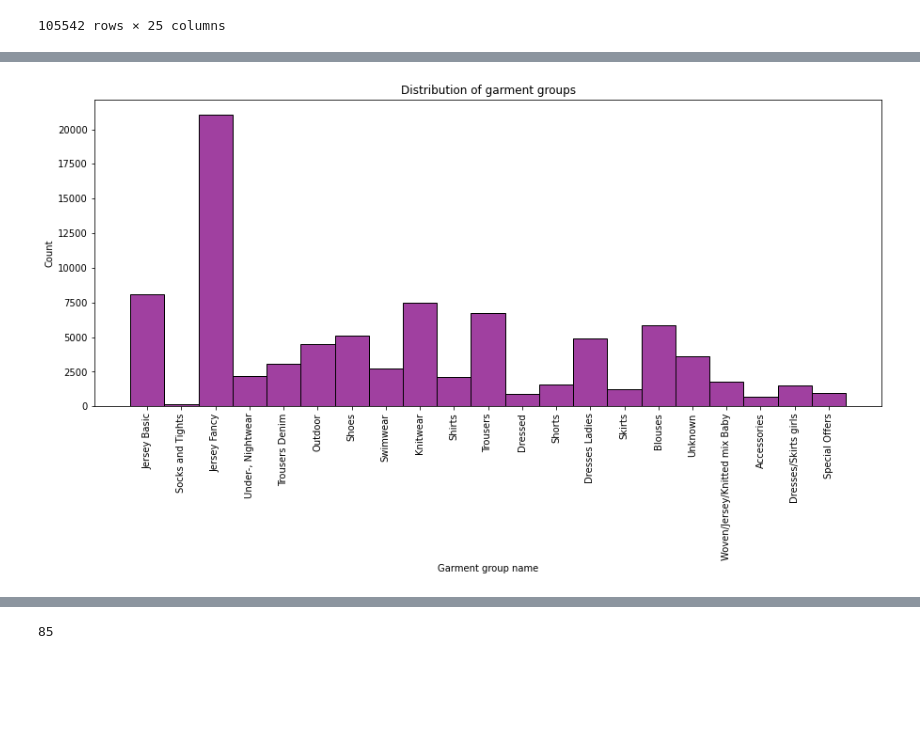
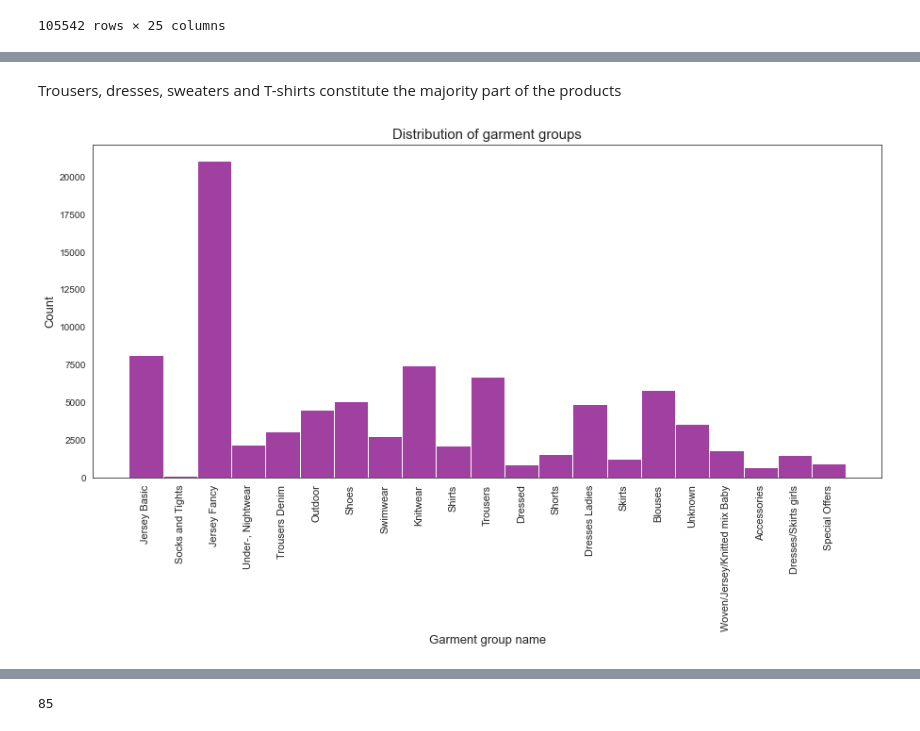
Before and after one commit to NikhilK-crypto/SmartStyleHub, a Jupyter notebook: SmartStyleHub - EDA.ipynb, the cells around one changed output, grey strips where cells are left out. Drawn from its saved outputs; the diff is of its cells as text; code cells hidden in the pictures; blank space fills up the shorter version.

```diff
--- a/SmartStyleHub - EDA.ipynb
+++ b/SmartStyleHub - EDA.ipynb
@@ -65,9 +84,10 @@ dtype: int64
 # %%
-plt.figure(figsize=(15,6))
+plt.figure(figsize=(15,6.5))
+sns.set_style("white")
 sns.histplot(x=articles.loc[articles['product_group_name']=='Unknown']['section_name'],color='darkorange')
-plt.title('Distribution of sections under the Unknown product group and product type')
-plt.xlabel('Section name')
-plt.xticks(rotation=90, fontsize=10)
-#plt.yscale('log')
+plt.title('Distribution of sections under the Unknown product group and product type', fontsize=15)
+plt.xlabel('Section name',fontsize=13)
+plt.ylabel('Count',fontsize=13)
+plt.xticks(rotation=90, fontsize=11)
 plt.show()
 # %% [output]
@@ -87,3 +111,7 @@ departments_to_remove_list=['Clean Lingerie','Expressive Lingerie','Casual Linge
                            'Ladies Sport Bras','Small Accessories','Bags']
 selected_unknownproductgroup_articles = selected_articles.loc[(selected_articles['product_group_name']=='Unknown') &
                                           (~selected_articles['department_name'].isin(departments_to_remove_list))]
+
+indices_to_replace=selected_unknownproductgroup_articles.index
+selected_articles.loc[indices_to_replace]=selected_unknownproductgroup_articles
+selected_articles=selected_articles.drop('index',axis=1)
@@ -157,10 +156,12 @@ plt.show()
+# %% [markdown]
+Trousers, dresses, sweaters and T-shirts constitute the majority part of the products
 # %%
-plt.figure(figsize=(15,6))
+plt.figure(figsize=(15,6.5))
 sns.histplot(x=selected_articles['garment_group_name'],color='purple')
-plt.title('Distribution of garment groups')
-plt.xlabel('Garment group name')
-plt.xticks(rotation=90, fontsize=10)
-#plt.yscale('log')
+plt.title('Distribution of garment groups',fontsize=15)
+plt.xlabel('Garment group name',fontsize=13)
+plt.ylabel('Count',fontsize=13)
+plt.xticks(rotation=90, fontsize=11)
 plt.show()
 # %% [output]
-[figure, old version]
+[figure, new version]
```
Also changed, not shown: parts of 35 cells of this notebook.
